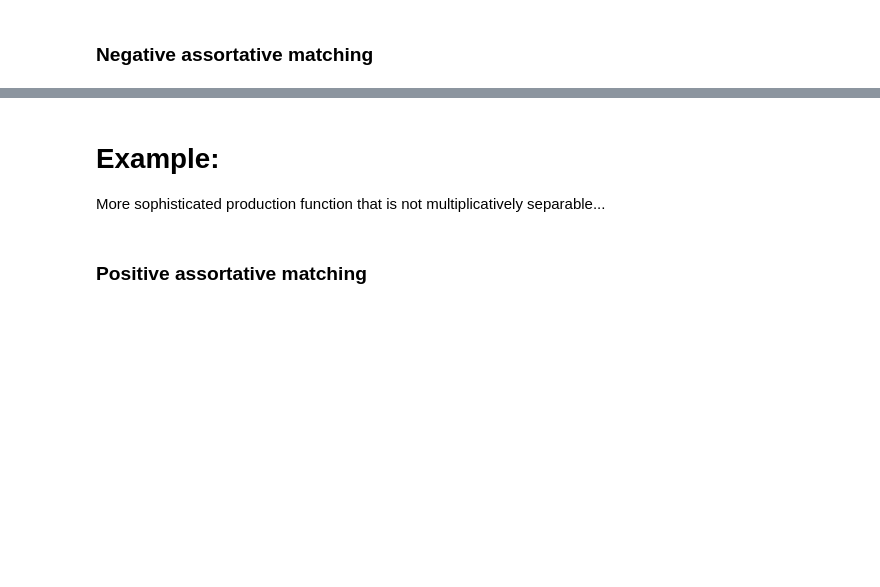
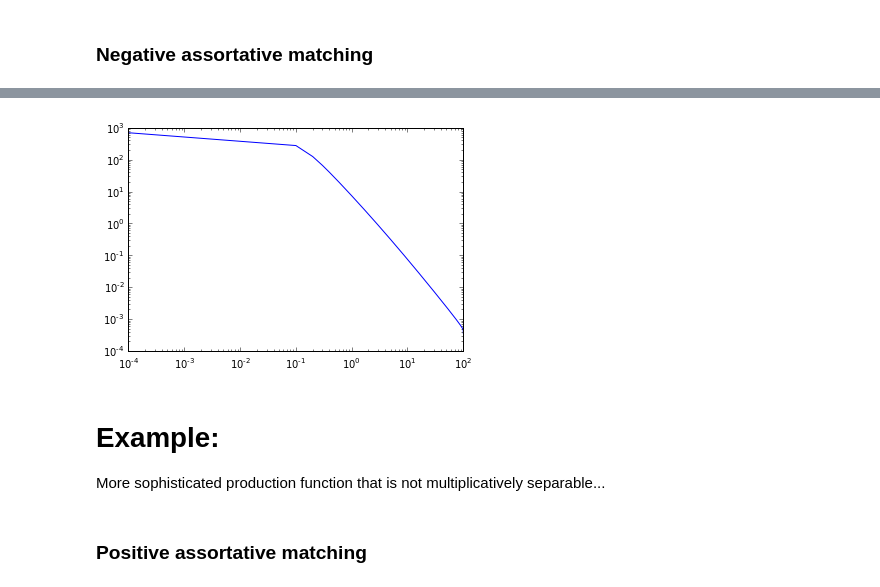
Before and after one commit to davidrpugh/assortative-matching-large-firms, a Jupyter notebook: examples.ipynb, the cells around one changed output, grey strips where cells are left out. Saved outputs shown, nothing was run; the diff lists cells and outputs as text; code cells hidden in the pictures; blank space fills up the shorter version.

```diff
--- a/examples.ipynb
+++ b/examples.ipynb
@@ -190,7 +195,7 @@ Multiplicative separability with log-normal worker skill and firm productivity d
 mu1, sigma1 = sym.var('mu1, sigma1')
 skill_cdf = 0.5 + 0.5 * sym.erf((sym.log(x) - mu1) / sym.sqrt(2 * sigma1**2))
 skill_params = {'mu1': 0.0, 'sigma1': 1.0}
-skill_bounds = [1e-3, 5e1]
+skill_bounds = [1e-4, 1e2]
 
 workers = inputs.Input(var=x,
                        cdf=skill_cdf,
@@ -212,6 +217,17 @@ firms = inputs.Input(var=y,
 # %% [markdown]
 ### Positive assortative matching
 # %%
+# define symbolic expression for CES between x and y
+omega_A, sigma_A = sym.var('omega_A, sigma_A')
+A = ((omega_A * x**((sigma_A - 1) / sigma_A) +
+     (1 - omega_A) * y**((sigma_A - 1) / sigma_A))**(sigma_A / (sigma_A - 1)))
+
+# define symbolic expression for Cobb-Douglas between l and r
+l, r, omega_B, sigma_B = sym.var('l, r, omega_B, sigma_B')
+B = l**omega_B * r**(1 - omega_B)
+
+F = A * B
+
 F_params = {'omega_A':0.5, 'omega_B':0.45, 'sigma_A':0.95, 'sigma_B':1.0}
 
 model = models.Model('positive',
@@ -277,3 +307,10 @@ Success! All workers and firms are matched
+# %%
+plt.plot(solver.solution[:, 0], solver.solution[:, 2])
+plt.xscale('log')
+plt.yscale('log')
+plt.show()
+# %% [output]
+[figure, added]
 # %% [markdown]
 # Example:
 
```
Also changed, not shown: parts of 11 cells of this notebook, 2 other files.
